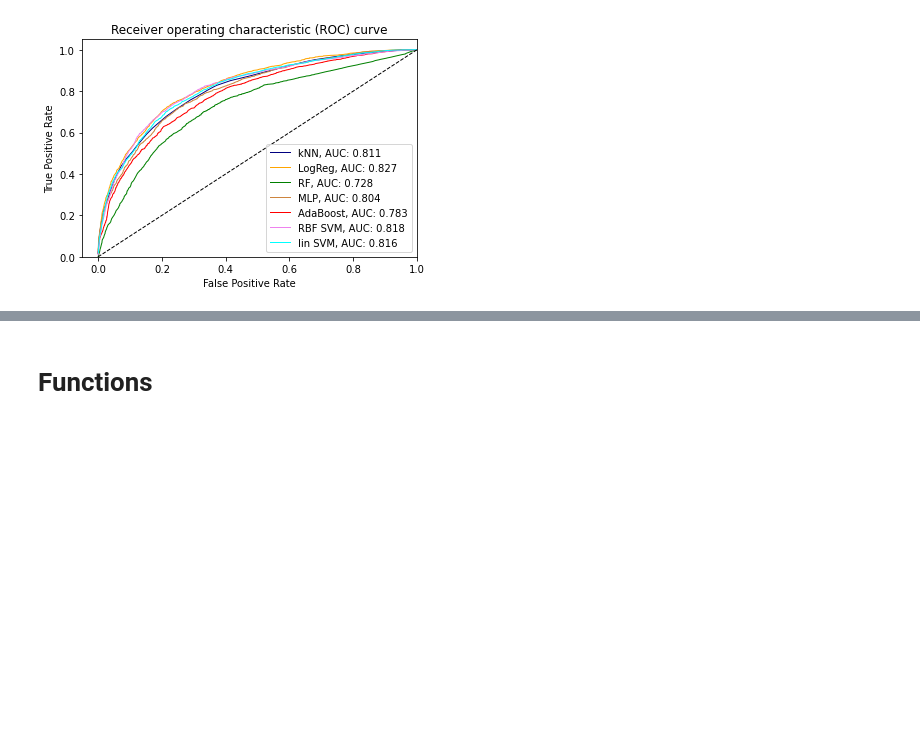
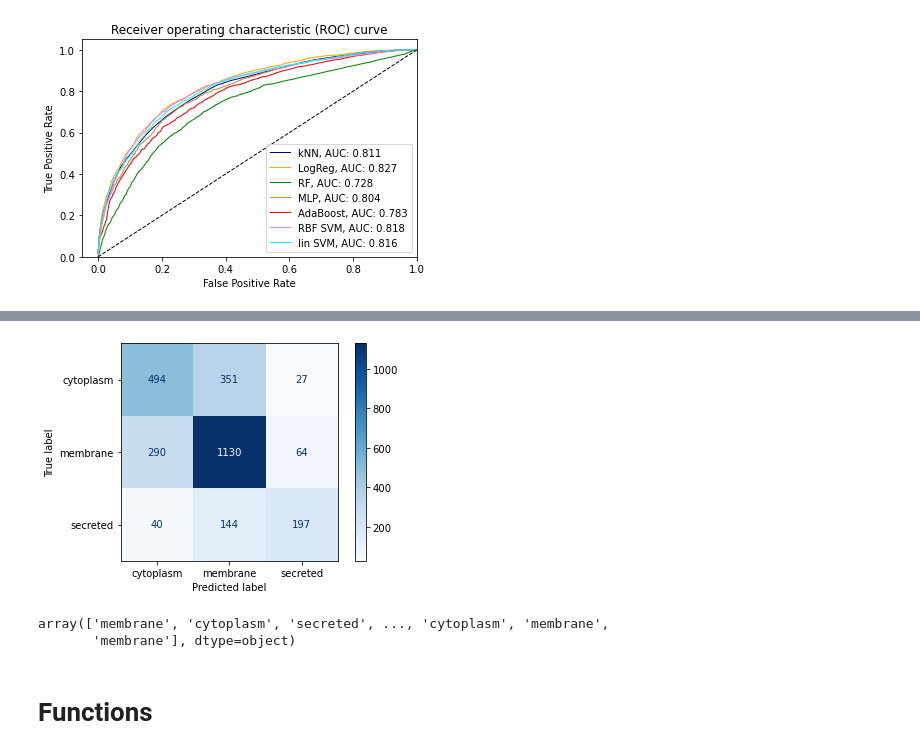
Before and after one commit to Lean-Mean-Protein-Machine-Learning/LMPM, a Jupyter notebook: notebooks/Sklearn_supervised_models_opt.ipynb, the cells around one changed output, grey strips where cells are left out. Saved outputs shown, nothing was run; the diff lists cells and outputs as text; code cells hidden in the pictures; blank space fills up the shorter version.

```diff
--- a/notebooks/Sklearn_supervised_models_opt.ipynb
+++ b/notebooks/Sklearn_supervised_models_opt.ipynb
@@ -430,0 +422,2 @@ plt.show()
+# %%
+best_model_name = 'LogReg'
@@ -430,0 +434,3 @@ plt.show()
+# %%
+# should now retrain with all data, but here we take the best estimator trained on training dataset
+best_mod = trained_models[model_names.index(best_model_name)].best_estimator_
@@ -430,0 +440,7 @@ plt.show()
+# %%
+plot_confusion_matrix(best_mod, X_test, y_test,
+                      display_labels=['cytoplasm', 'membrane','secreted'],
+                      cmap=plt.cm.Blues)
+plt.show()
+# %% [output]
+[figure, added]
@@ -431,3 +451,8 @@ plt.show()
+# %%
+loaded_model.predict(X_test)
+# %% [output]
+array(['membrane', 'cytoplasm', 'secreted', ..., 'cytoplasm', 'membrane',
+       'membrane'], dtype=object)
 # %% [markdown]
 # Functions
 # %%
```
Also changed, not shown: parts of 12 cells of this notebook.
